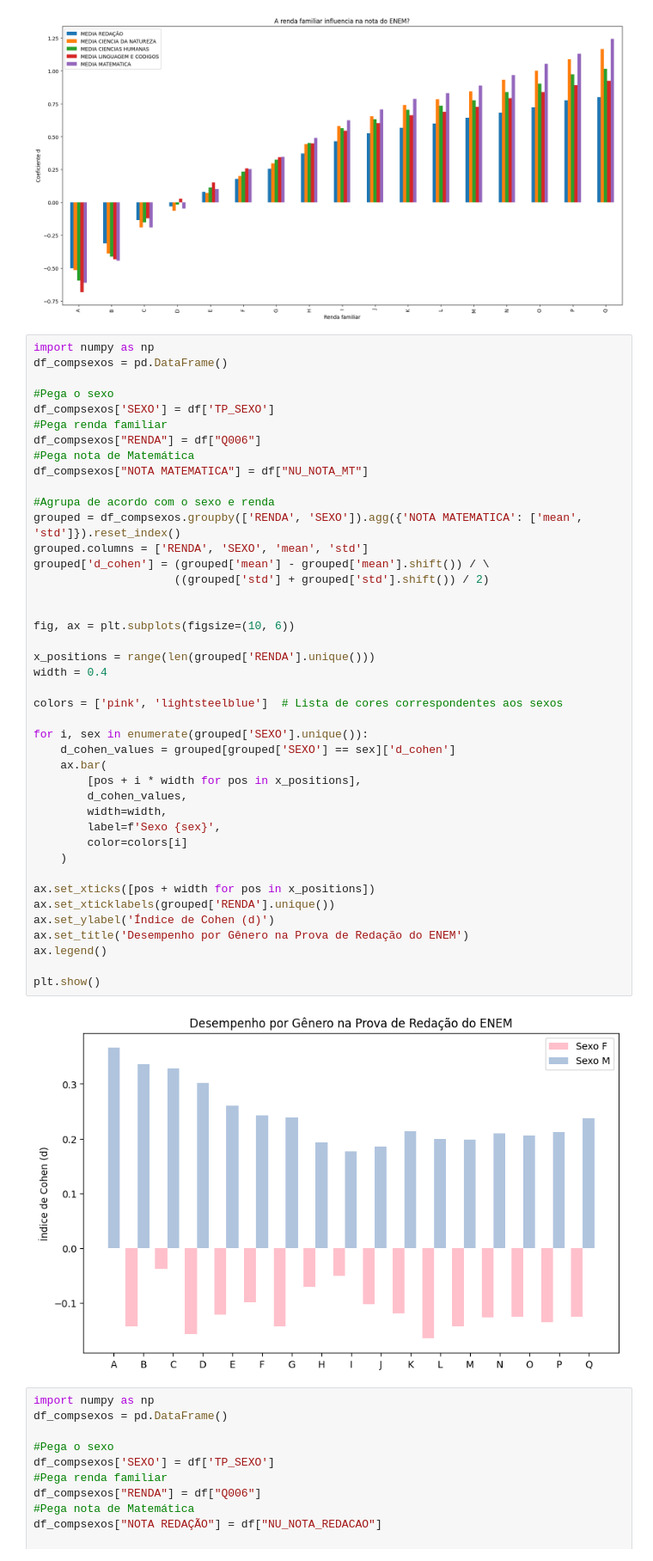
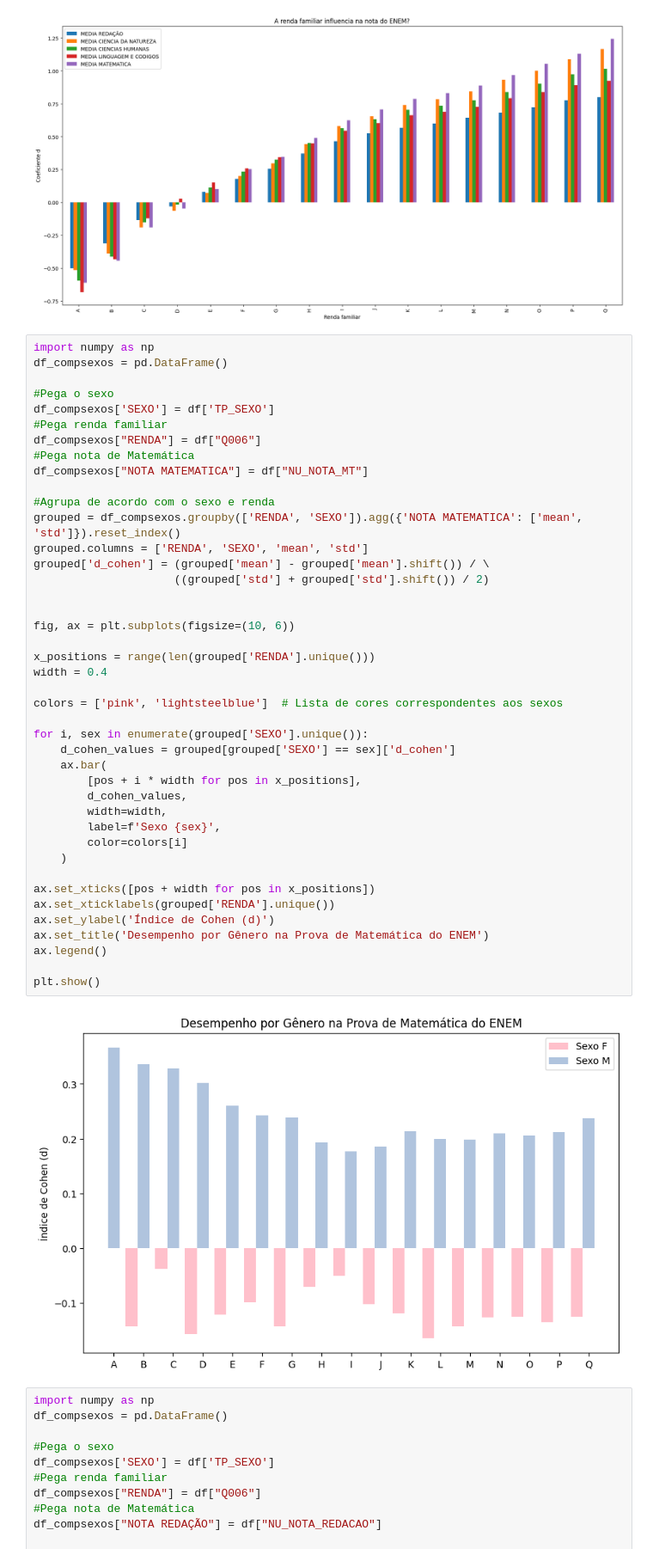
Before and after one commit to giuvallente/APS1-CDADOS, a Jupyter notebook: main.ipynb, the cells around one changed output. Shown at 86% size. Drawn from its saved outputs; the diff is of its cells as text.

```diff
--- a/main.ipynb
+++ b/main.ipynb
@@ -240,35 +240,35 @@ df_compsexos["NOTA MATEMATICA"] = df["NU_NOTA_MT"]
 grouped = df_compsexos.groupby(['RENDA', 'SEXO']).agg({'NOTA MATEMATICA': ['mean', 'std']}).reset_index()
 grouped.columns = ['RENDA', 'SEXO', 'mean', 'std']
 grouped['d_cohen'] = (grouped['mean'] - grouped['mean'].shift()) / \
                      ((grouped['std'] + grouped['std'].shift()) / 2)
 
 
 fig, ax = plt.subplots(figsize=(10, 6))
 
 x_positions = range(len(grouped['RENDA'].unique()))
 width = 0.4
 
 colors = ['pink', 'lightsteelblue']  # Lista de cores correspondentes aos sexos
 
 for i, sex in enumerate(grouped['SEXO'].unique()):
     d_cohen_values = grouped[grouped['SEXO'] == sex]['d_cohen']
     ax.bar(
         [pos + i * width for pos in x_positions],
         d_cohen_values,
         width=width,
         label=f'Sexo {sex}',
         color=colors[i]
     )
 
 ax.set_xticks([pos + width for pos in x_positions])
 ax.set_xticklabels(grouped['RENDA'].unique())
 ax.set_ylabel('Índice de Cohen (d)')
-ax.set_title('Desempenho por Gênero na Prova de Redação do ENEM')
+ax.set_title('Desempenho por Gênero na Prova de Matemática do ENEM')
 ax.legend()
 
 plt.show()
 # %% [output]
-[figure, old version]
+[figure, new version]
 # %%
 import numpy as np
 df_compsexos = pd.DataFrame()
```
